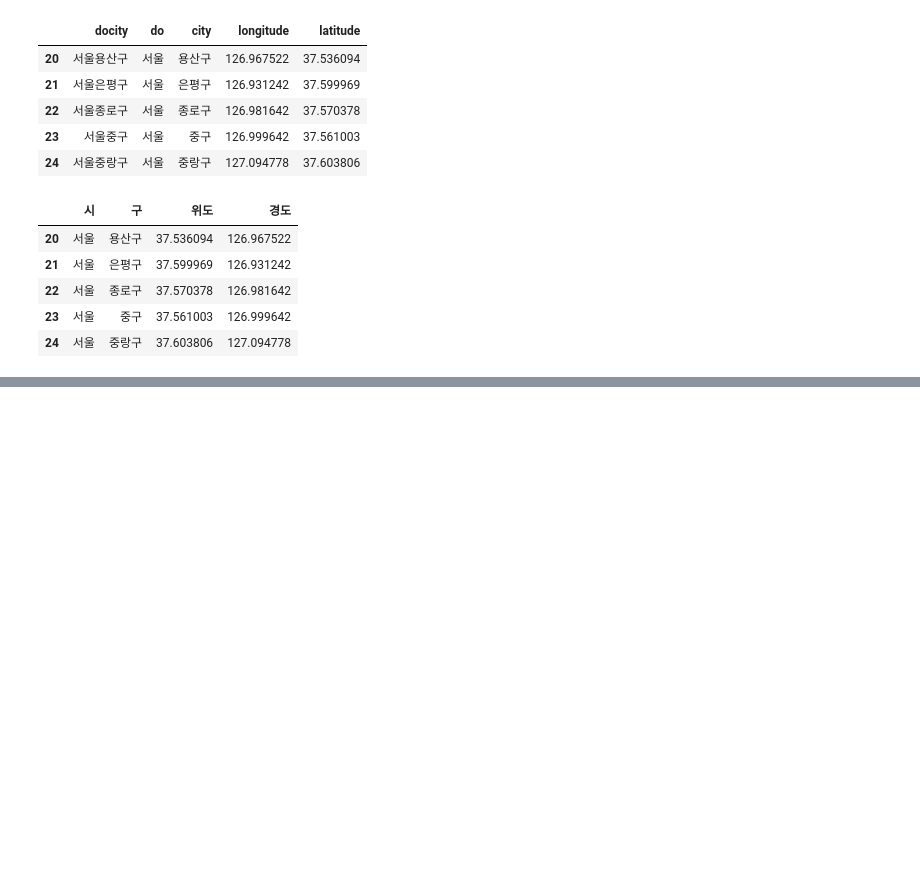
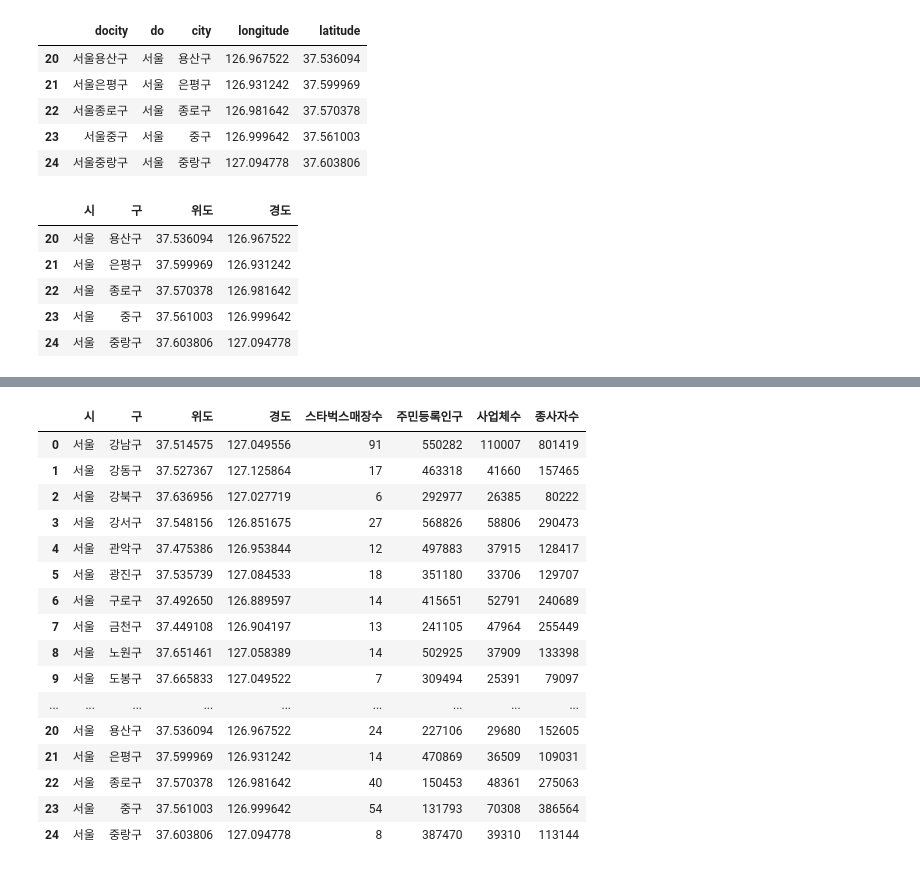
Before and after one commit to devuoon/bigdata-analysis-2024, a Jupyter notebook: day07/da16_스타벅스매장_입지분석.ipynb, the cells around one changed output, grey strips where cells are left out. Drawn from its saved outputs; the diff is of its cells as text; code cells hidden in the pictures; blank space fills up the shorter version.

```diff
--- a/day07/da16_스타벅스매장_입지분석.ipynb
+++ b/day07/da16_스타벅스매장_입지분석.ipynb
@@ -73,0 +142,3 @@ dfSeoulGuLast.tail()
+# %%
+# 서울구 리스트에 스타벅스구별 매장수를 병합, last 앞에 붙이면 진짜 최종 데이터!!
+lastSbSeoulCount = pd.merge(left=dfSeoulGuLast, right=starbucksSeoulCount, how='left', on='구')
@@ -73,0 +154,7 @@ dfSeoulGuLast.tail()
+# %%
+# 사업체 정보에 들어올 종사자수 컬럼이름이 '성별소계'로 동일, 컬럼이름 변경
+lastSbSeoulCount.columns = ['시', '구', '위도', '경도', '스타벅스매장수', '주민등록인구']
+# %%
+# 사업체 정보 로드
+dfSeoulGuBiz = pd.read_excel('./data/수정_서울_구별사업체.xlsx')
+dfSeoulGuBiz.tail()
@@ -73,0 +168,24 @@ dfSeoulGuLast.tail()
+# %%
+# 사업체 정보에서 컬럼이름부터 변경
+dfSeoulGuBiz = dfSeoulGuBiz[['구', '소계', '성별소계']]
+dfSeoulGuBiz.columns = ['구', '사업체수', '종사자수']
+# %%
+pd.merge(left=lastSbSeoulCount, right=dfSeoulGuBiz, how='left', on='구')
+# %% [output]
+|  | 시 | 구 | 위도 | 경도 | 스타벅스매장수 | 주민등록인구 | 사업체수 | 종사자수 |
+| 0 | 서울 | 강남구 | 37.514575 | 127.049556 | 91 | 550282 | 110007 | 801419 |
+| 1 | 서울 | 강동구 | 37.527367 | 127.125864 | 17 | 463318 | 41660 | 157465 |
+| 2 | 서울 | 강북구 | 37.636956 | 127.027719 | 6 | 292977 | 26385 | 80222 |
+| 3 | 서울 | 강서구 | 37.548156 | 126.851675 | 27 | 568826 | 58806 | 290473 |
+| 4 | 서울 | 관악구 | 37.475386 | 126.953844 | 12 | 497883 | 37915 | 128417 |
+| 5 | 서울 | 광진구 | 37.535739 | 127.084533 | 18 | 351180 | 33706 | 129707 |
+| 6 | 서울 | 구로구 | 37.492650 | 126.889597 | 14 | 415651 | 52791 | 240689 |
+| 7 | 서울 | 금천구 | 37.449108 | 126.904197 | 13 | 241105 | 47964 | 255449 |
+| 8 | 서울 | 노원구 | 37.651461 | 127.058389 | 14 | 502925 | 37909 | 133398 |
+| 9 | 서울 | 도봉구 | 37.665833 | 127.049522 | 7 | 309494 | 25391 | 79097 |
+| ... | ... | ... | ... | ... | ... | ... | ... | ... |
+| 20 | 서울 | 용산구 | 37.536094 | 126.967522 | 24 | 227106 | 29680 | 152605 |
+| 21 | 서울 | 은평구 | 37.599969 | 126.931242 | 14 | 470869 | 36509 | 109031 |
+| 22 | 서울 | 종로구 | 37.570378 | 126.981642 | 40 | 150453 | 48361 | 275063 |
+| 23 | 서울 | 중구 | 37.561003 | 126.999642 | 54 | 131793 | 70308 | 386564 |
+| 24 | 서울 | 중랑구 | 37.603806 | 127.094778 | 8 | 387470 | 39310 | 113144 |
```
Also changed, not shown: parts of 9 cells of this notebook, 3 other files.
